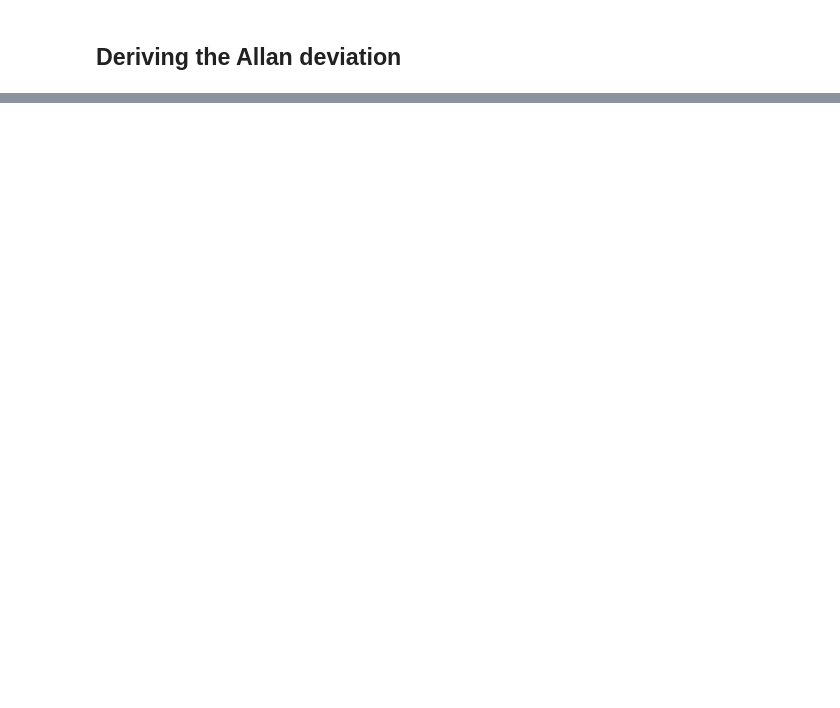
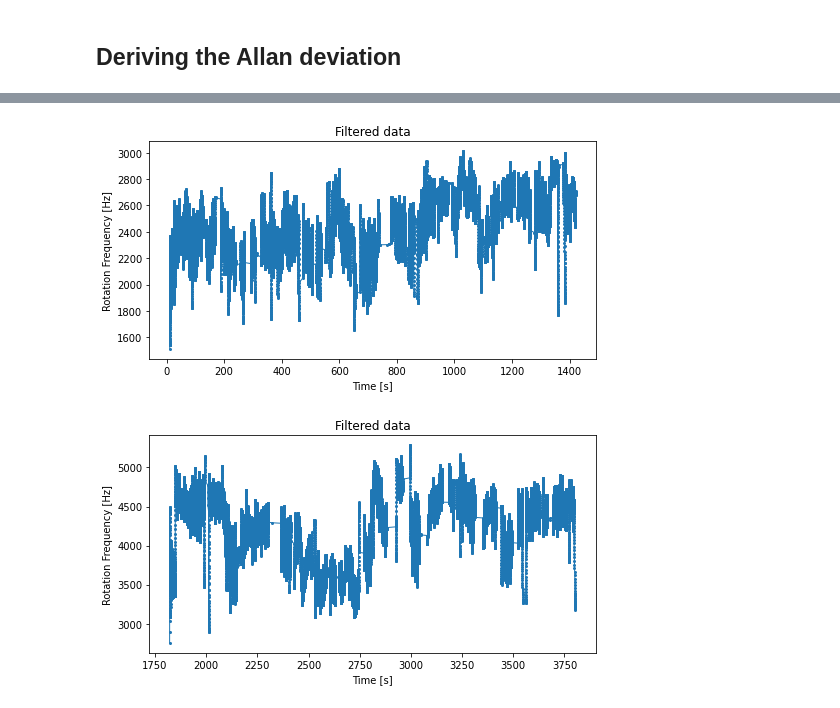
Before and after one commit to tesla1900/advanced-lab-course, a Jupyter notebook: laser_gyroscope/allan_dev_analysis.ipynb, the cells around one changed output, grey strips where cells are left out. Saved outputs shown, nothing was run; the diff lists cells and outputs as text; code cells hidden in the pictures; blank space fills up the shorter version.

```diff
--- a/laser_gyroscope/allan_dev_analysis.ipynb
+++ b/laser_gyroscope/allan_dev_analysis.ipynb
@@ -32,37 +32,71 @@ Text(0.5, 1.0, 'Raw data')
 # %%
-# # remove places where the laser locked
-# # this is where the frequency reached zero or when it spiked, which is around freq > 4000 Hz
-# # or any perturbation around zero, so that we remove any frequency below 700 Hz
+# remove places where the laser locked
+# this is where the frequency reached zero or when it spiked, which is around freq > 4000 Hz
+# or any perturbation around zero, so that we remove any frequency below 700 Hz
 
-# # from scipy.ndimage import uniform_filter1d
-# from scipy.signal import lfilter, ellip, sosfilt
+# from scipy.ndimage import uniform_filter1d
+from scipy.signal import lfilter, ellip, sosfilt
 
-# # n = 15  # the larger n is, the smoother curve will be
-# # b = [1.0 / n] * n
-# # a = 1
-# # yy = lfilter(b,a,y)
+# n = 15  # the larger n is, the smoother curve will be
+# b = [1.0 / n] * n
+# a = 1
+# yy = lfilter(b,a,y)
 
-# # cut_vals = [(900, 3800), (2800,5600)]
+cut_vals = [(900, 3000), (2800,5600)]
 
 
 # data_filt = data[(freq < 6000) & (freq > 900)]
+# find indices where t ~ 1500 and t ~ 3800
+tbeg_idces = np.argwhere((time <=1500) & (time >=10))
+tmid_idces = np.argwhere((time >=1800) & (time <=3850))
+tend_idces = np.argwhere(time >=3950)
+
+# print(tbeg_idces, tend_idces)
+
+time_beg = time[tbeg_idces]
+time_mid = time[tmid_idces]
+time_end = time[tend_idces]
+tme_list = [time_beg, time_mid, time_end]
+
+freq_beg = freq[tbeg_idces]
+freq_mid = freq[tmid_idces]
+freq_end = freq[tend_idces]
+
+sos = ellip(20, 0.009, 80, 0.05, output='sos')
+# freq_filt = sosfilt(sos, data_filt[:,0])
+
+freq_filts = []
+time_filts = []
 
 
-# sos = ellip(20, 0.009, 80, 0.05, output='sos')
-# freq_filt = sosfilt(sos, data_filt[:,0])
+for i, frqs in enumerate([freq_beg, freq_mid, freq_end]):
 
-# # n = 15
-# # b = (1.0 / n) * n * np.ones_like(data_filt[:,0])
-# # a = np.ones_like(data_filt[:,0])
-# # freq_filt = lfilter(b,a,data_filt[:,0])
+    freq_cut = frqs[(frqs < cut_vals[i%2][1]) & (frqs > cut_vals[i%2][0])]
+    time_cut = tme_list[i][(frqs < cut_vals[i%2][1]) & (frqs > cut_vals[i%2][0])]
+
+    # freq_cut = data_cut[:,0]
+    # time_cut = data_cut[:,1]
+
+    freq_filt = sosfilt(sos, freq_cut)
+    freq_filts.append(freq_filt[50:])
+    time_filts.append(time_cut[50:])
+# n = 15
+# b = (1.0 / n) * n * np.ones_like(data_filt[:,0])
+# a = np.ones_like(data_filt[:,0])
+# freq_filt = lfilter(b,a,data_filt[:,0])
 
 
 
-# # freq_filt = uniform_filter1d(data_filt[:,0], size=5)
+# freq_filt = uniform_filter1d(data_filt[:,0], size=5)
 # t_filt = data_filt[:,1]
 
-# plt.figure(figsize=(8,4))
-# plt.plot(t_filt, freq_filt, marker="o",ls="-", ms=2.0, lw=1.0)
-# plt.xlabel("Time [s]")
-# plt.ylabel("Frequency [Hz]")
-# plt.title("Filtered data")
+for i in range(3):
+    plt.figure(figsize=(8,4))
+    plt.plot(time_filts[i], freq_filts[i], marker="o",ls="-", ms=2.0, lw=1.0)
+    plt.xlabel("Time [s]")
+    plt.ylabel("Rotation Frequency [Hz]")
+    plt.title("Filtered data")
+
+    # print average frequency
+    print("Average frequency: {0} Hz".format(np.mean(freq_filts[i])))
+# %% [output]
@@ -68,0 +106,2 @@ Text(0.5, 1.0, 'Raw data')
+[figure, added]
+[figure, added]
```
Also changed, not shown: parts of 10 cells of this notebook, 1 other file.
